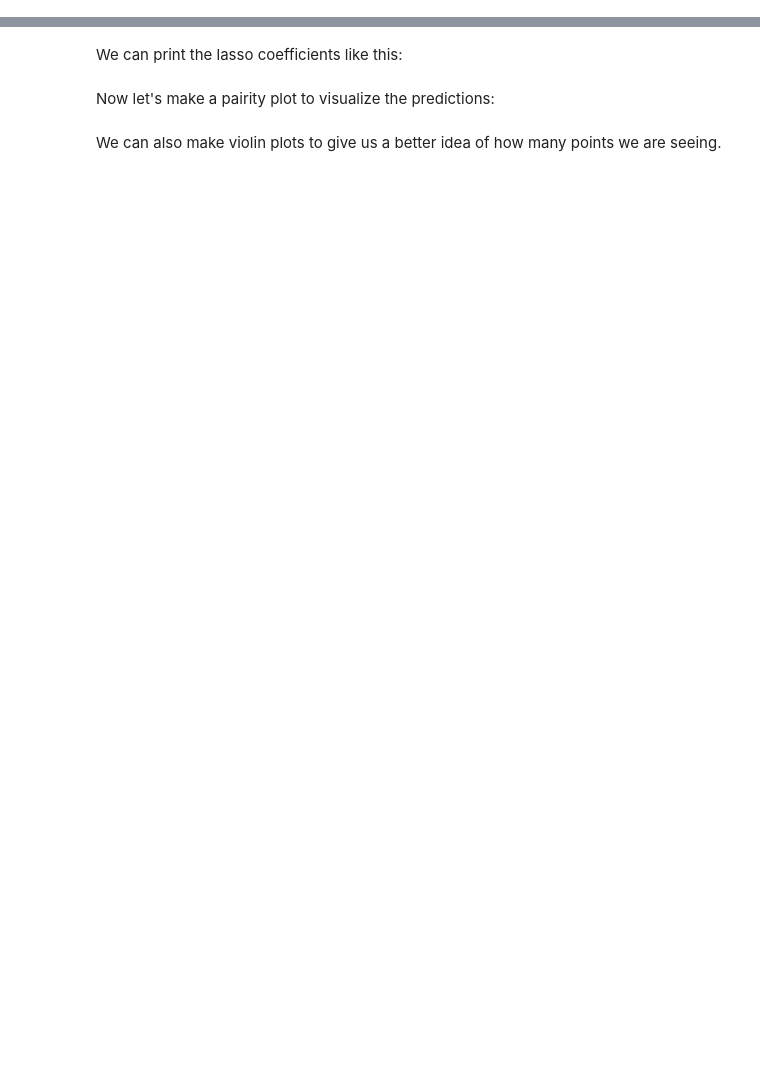
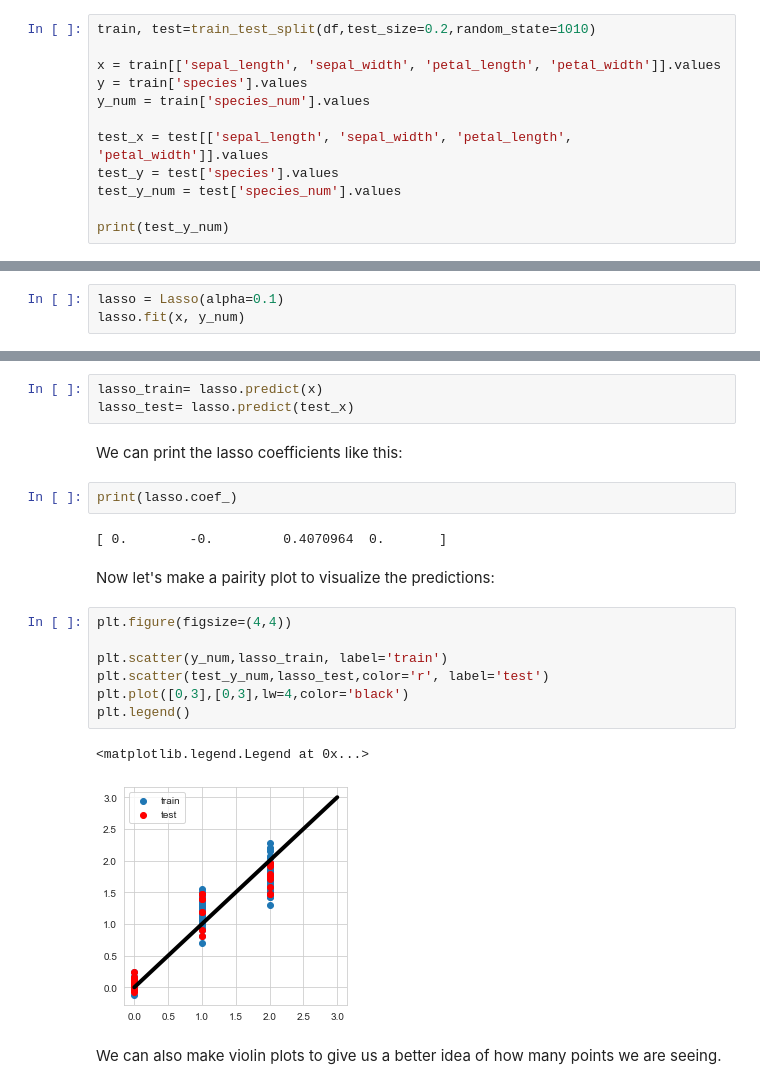
Before and after one commit to UWStemSubML2022/Classification, a Jupyter notebook: Classification.ipynb, the cells around one changed output, grey strips where cells are left out. Saved outputs shown, nothing was run; the diff lists cells and outputs as text; blank space fills up the shorter version.

```diff
--- a/Classification.ipynb
+++ b/Classification.ipynb
@@ -35,3 +72,15 @@ First we need to import it:
 from sklearn.model_selection import train_test_split
 # %% [markdown]
 Now we can use it to split up our data in an 80:20 ratio.
+# %%
+train, test=train_test_split(df,test_size=0.2,random_state=1010)
+
+x = train[['sepal_length', 'sepal_width', 'petal_length', 'petal_width']].values
+y = train['species'].values
+y_num = train['species_num'].values
+
+test_x = test[['sepal_length', 'sepal_width', 'petal_length', 'petal_width']].values
+test_y = test['species'].values
+test_y_num = test['species_num'].values
+
+print(test_y_num)
@@ -47,3 +96,6 @@ First we need to import **Lasso** from sklearn
 from sklearn.linear_model import Lasso
 # %% [markdown]
 Now we can create and fit the model.
+# %%
+lasso = Lasso(alpha=0.1)
+lasso.fit(x, y_num)
@@ -50,8 +104,25 @@ Now we can create and fit the model.
 # %% [markdown]
 Then we can go ahead and predict the species type with our model for both the training and testing set.
+# %%
+lasso_train= lasso.predict(x)
+lasso_test= lasso.predict(test_x)
 # %% [markdown]
 We can print the lasso coefficients like this:
+# %%
+print(lasso.coef_)
+# %% [output]
+[ 0.        -0.         0.4070964  0.       ]
 # %% [markdown]
 Now let's make a pairity plot to visualize the predictions:
+# %%
+plt.figure(figsize=(4,4))
+
+plt.scatter(y_num,lasso_train, label='train')
+plt.scatter(test_y_num,lasso_test,color='r', label='test')
+plt.plot([0,3],[0,3],lw=4,color='black')
+plt.legend()
+# %% [output]
+<matplotlib.legend.Legend at 0x...>
+[figure, added]
 # %% [markdown]
 We can also make violin plots to give us a better idea of how many points we are seeing.
```
Also changed, not shown: parts of 47 cells of this notebook.
